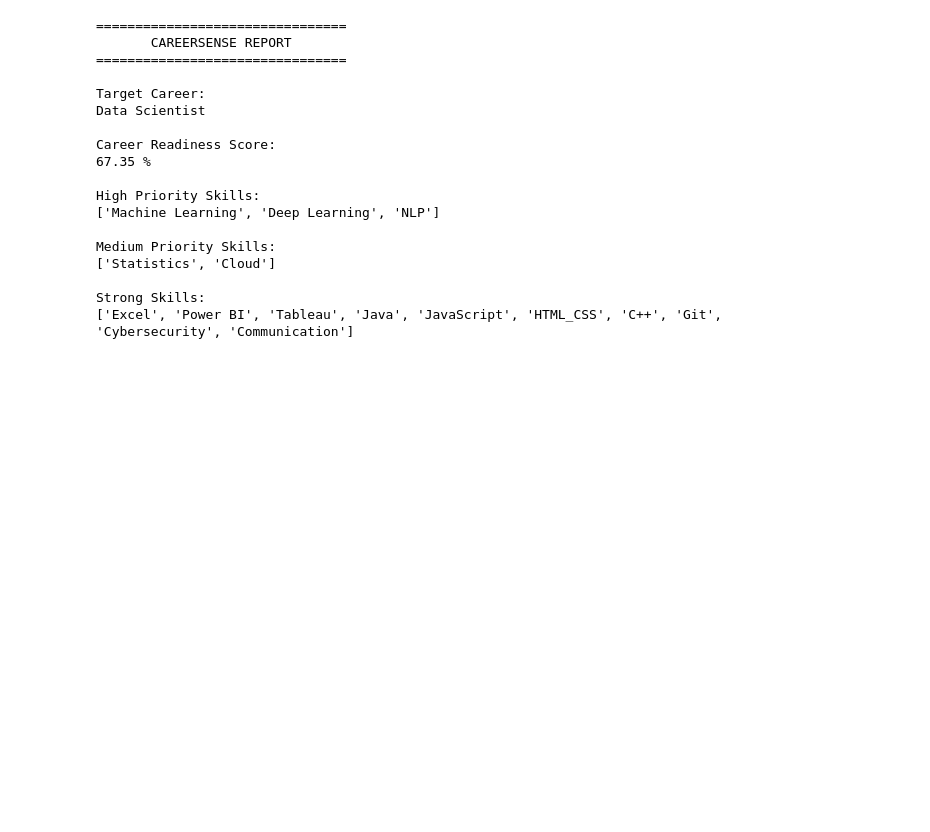
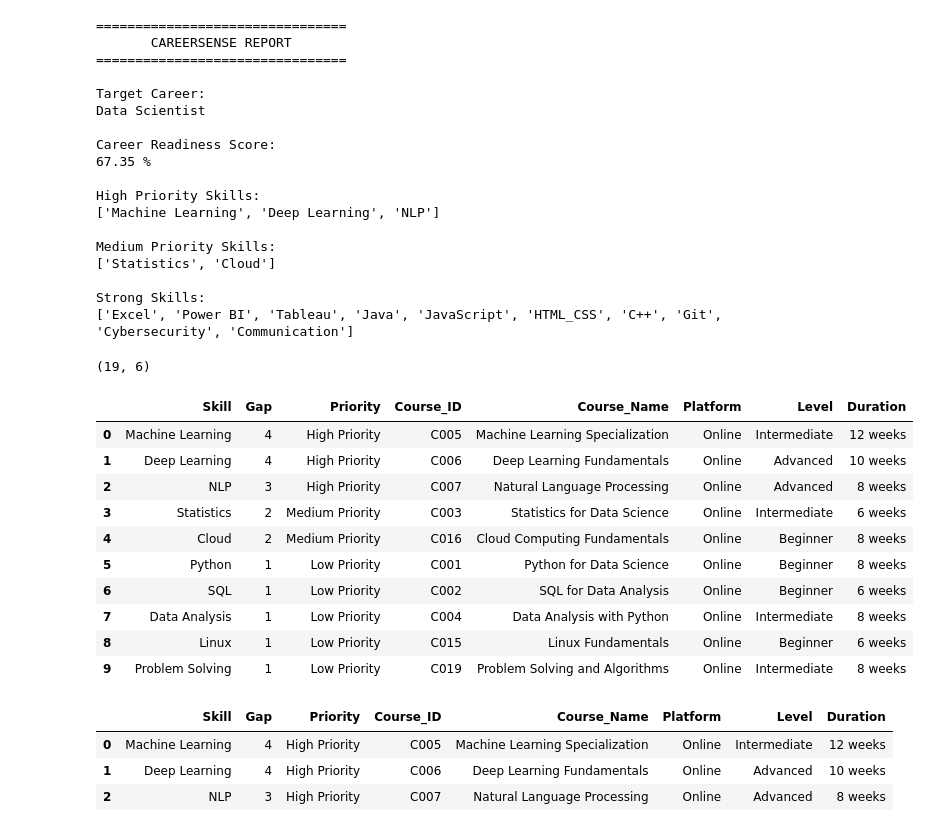
Before and after one commit to omhole8296/CareerSense-ai_career_recommendation_system, a Jupyter notebook: notebooks/03_Skill_Gap_Engine.ipynb, the cells around one changed output. Drawn from its saved outputs; the diff is of its cells as text; code cells hidden in the pictures; blank space fills up the shorter version.

Commit message:
Added courses and learning_activity.csv

```diff
--- a/notebooks/03_Skill_Gap_Engine.ipynb
+++ b/notebooks/03_Skill_Gap_Engine.ipynb
@@ -2,7 +2,7 @@
 import pandas as pd
 import numpy as np
 
-career_skills = pd.read_csv("career_skills.csv")
+career_skills = pd.read_csv("../data/career_skills.csv")
 
 career_skills.head()
 # %% [output]
@@ -13,3 +13,7 @@ career_skills.head()
 | 3 | Software Developer | 3 | 2 | 1 | 1 | 1 | 1 | 0 | ... |
 | 4 | Web Developer | 2 | 2 | 1 | 0 | 1 | 0 | 0 | ... |
 5 rows × 21 columns
+# %%
+courses = pd.read_csv("../data/courses.csv")
+
+courses.head()
@@ -265,3 +275,69 @@ Medium Priority Skills:
 
 Strong Skills:
 ['Excel', 'Power BI', 'Tableau', 'Java', 'JavaScript', 'HTML_CSS', 'C++', 'Git', 'Cybersecurity', 'Communication']
+# %%
+courses.shape
+# %% [output]
+(19, 6)
+# %%
+def recommend_courses(gap_df, courses):
+
+    missing_skills = gap_df[
+        gap_df["Gap"] > 0
+    ].sort_values(
+        by="Gap",
+        ascending=False
+    )
+
+    recommendations = []
+
+    for skill, row in missing_skills.iterrows():
+
+        matching_courses = courses[
+            courses["Skill"] == skill
+        ]
+
+        for _, course in matching_courses.iterrows():
+
+            recommendations.append({
+                "Skill": skill,
+                "Gap": row["Gap"],
+                "Priority": row["Priority"],
+                "Course_ID": course["Course_ID"],
+                "Course_Name": course["Course_Name"],
+                "Platform": course["Platform"],
+                "Level": course["Level"],
+                "Duration": course["Duration"]
+            })
+
+    return pd.DataFrame(recommendations)
+# %%
+course_recommendations = recommend_courses(
+    gap_df,
+    courses
+)
+
+course_recommendations
+# %% [output]
+|  | Skill | Gap | Priority | Course_ID | Course_Name | Platform | Level | Duration |
+| 0 | Machine Learning | 4 | High Priority | C005 | Machine Learning Specialization | Online | Intermediate | 12 weeks |
+| 1 | Deep Learning | 4 | High Priority | C006 | Deep Learning Fundamentals | Online | Advanced | 10 weeks |
+| 2 | NLP | 3 | High Priority | C007 | Natural Language Processing | Online | Advanced | 8 weeks |
+| 3 | Statistics | 2 | Medium Priority | C003 | Statistics for Data Science | Online | Intermediate | 6 weeks |
+| 4 | Cloud | 2 | Medium Priority | C016 | Cloud Computing Fundamentals | Online | Beginner | 8 weeks |
+| 5 | Python | 1 | Low Priority | C001 | Python for Data Science | Online | Beginner | 8 weeks |
+| 6 | SQL | 1 | Low Priority | C002 | SQL for Data Analysis | Online | Beginner | 6 weeks |
+| 7 | Data Analysis | 1 | Low Priority | C004 | Data Analysis with Python | Online | Intermediate | 8 weeks |
+| 8 | Linux | 1 | Low Priority | C015 | Linux Fundamentals | Online | Beginner | 6 weeks |
+| 9 | Problem Solving | 1 | Low Priority | C019 | Problem Solving and Algorithms | Online | Intermediate | 8 weeks |
+# %%
+high_priority_courses = course_recommendations[
+    course_recommendations["Priority"] == "High Priority"
+]
+
+high_priority_courses
+# %% [output]
+|  | Skill | Gap | Priority | Course_ID | Course_Name | Platform | Level | Duration |
+| 0 | Machine Learning | 4 | High Priority | C005 | Machine Learning Specialization | Online | Intermediate | 12 weeks |
+| 1 | Deep Learning | 4 | High Priority | C006 | Deep Learning Fundamentals | Online | Advanced | 10 weeks |
+| 2 | NLP | 3 | High Priority | C007 | Natural Language Processing | Online | Advanced | 8 weeks |
```
Also changed, not shown: parts of 6 cells of this notebook, 2 other files.
